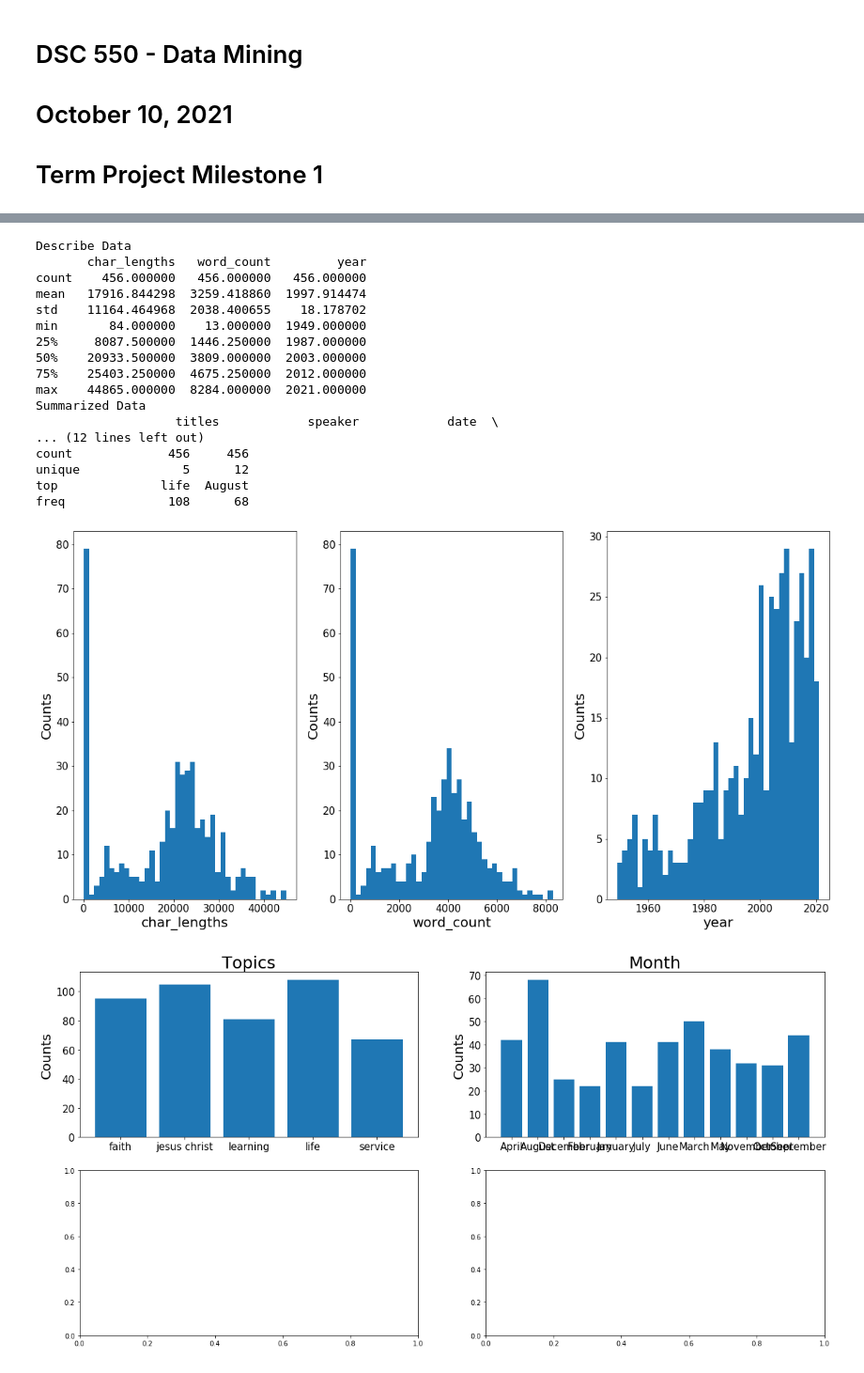
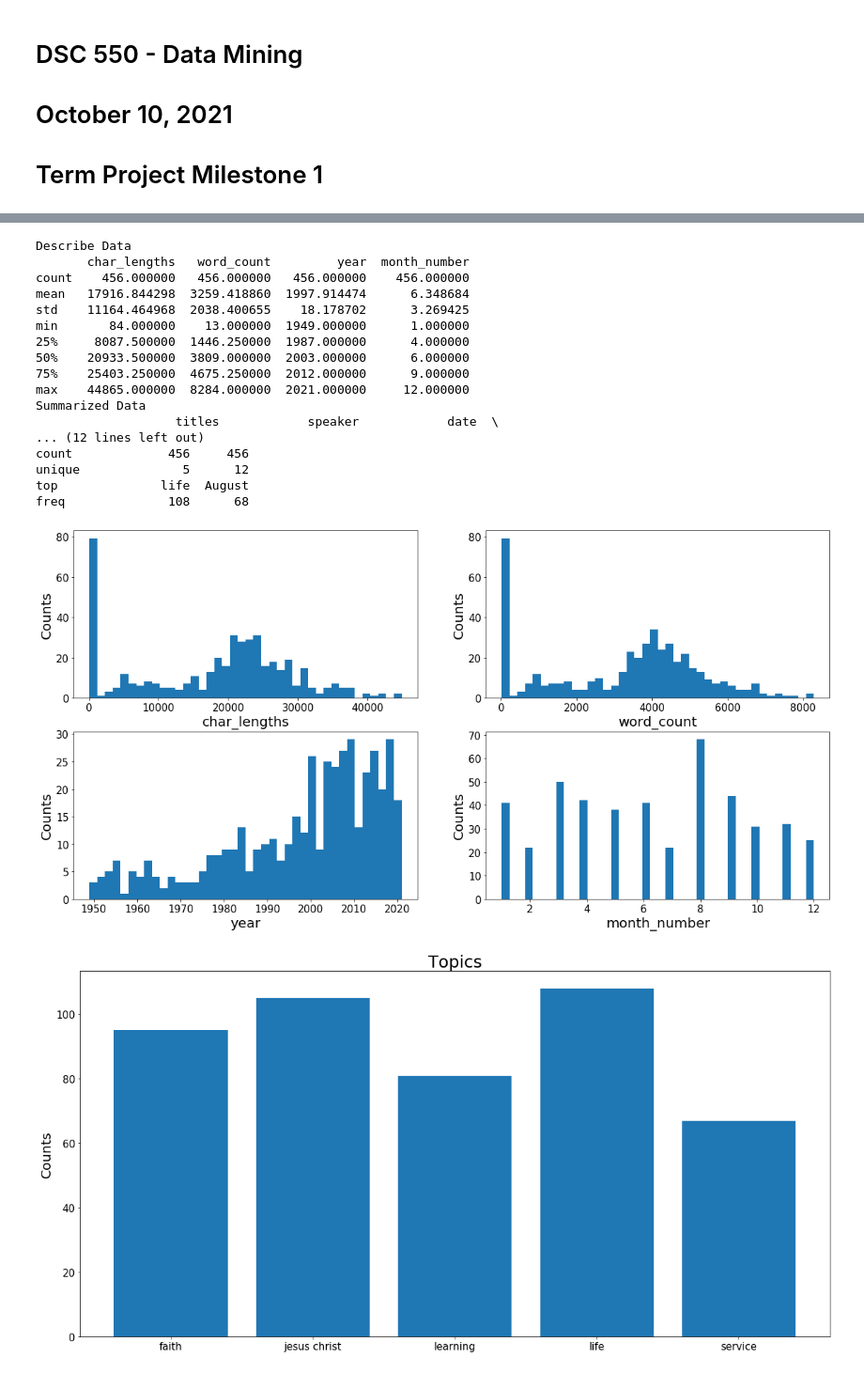
Before and after one commit to ramsey-king/DSC-550-Data-Mining, a Jupyter notebook: Term Project/King_Ramsey_Milestone1.ipynb, the cells around one changed output, grey strips where cells are left out. Shown at 94% size. Saved outputs shown, nothing was run; the diff lists cells and outputs as text; code cells hidden in the pictures.

```diff
--- a/Term Project/King_Ramsey_Milestone1.ipynb
+++ b/Term Project/King_Ramsey_Milestone1.ipynb
@@ -91,9 +91,28 @@ df['topic_singular'] = df['topics'].apply(single_topic)
 # remove quotations ("") from titles
 df['titles'] = df['titles'].apply(lambda x: re.sub(r'[^\w\s]', '', x))
 
-# convert date from object type to datetime type so a separate month and year column can be created
-# df['date'] = pd.to_datetime(df['date'], format="%B %#d, %Y")
+# create separate month and year column and create a number column representing the month
 df['month'] = df['date'].apply(lambda x: x.split(' ')[0])
 df['year'] = df['date'].apply(lambda x: x.split(' ')[2]).astype(int)
+
+def month_to_int(month_string):
+    month_dictionary = {
+        'January': 1,
+        'February': 2,
+        'March': 3,
+        'April': 4,
+        'May': 5,
+        'June': 6,
+        'July': 7,
+        'August': 8,
+        'September': 9,
+        'October': 10,
+        'November': 11,
+        'December': 12
+    }
+
+    return month_dictionary.get(month_string)
+df['month_number'] = df['month'].apply(month_to_int)
+
 df.shape
 # %% [output]
@@ -117,15 +136,15 @@ print("Summarized Data")
 print(df.describe(include=['O']))
 # %% [output]
 Describe Data
-       char_lengths   word_count         year
-count    456.000000   456.000000   456.000000
-mean   17916.844298  3259.418860  1997.914474
-std    11164.464968  2038.400655    18.178702
-min       84.000000    13.000000  1949.000000
-25%     8087.500000  1446.250000  1987.000000
-50%    20933.500000  3809.000000  2003.000000
-75%    25403.250000  4675.250000  2012.000000
-max    44865.000000  8284.000000  2021.000000
+       char_lengths   word_count         year  month_number
+count    456.000000   456.000000   456.000000    456.000000
+mean   17916.844298  3259.418860  1997.914474      6.348684
+std    11164.464968  2038.400655    18.178702      3.269425
+min       84.000000    13.000000  1949.000000      1.000000
+25%     8087.500000  1446.250000  1987.000000      4.000000
+50%    20933.500000  3809.000000  2003.000000      6.000000
+75%    25403.250000  4675.250000  2012.000000      9.000000
+max    44865.000000  8284.000000  2021.000000     12.000000
 Summarized Data
                    titles            speaker            date  \
 ... (12 lines left out)
@@ -140,12 +159,12 @@ import matplotlib.pyplot as plt
 plt.rcParams['figure.figsize'] = (20, 10)
 
 # make subplots
-fig, axes = plt.subplots(nrows = 1, ncols = 3)
+fig, axes = plt.subplots(nrows = 2, ncols = 2)
 
 # Specify the features of interest
-num_features = ['char_lengths', 'word_count', 'year']
+num_features = ['char_lengths', 'word_count', 'year', 'month_number']
 xaxes = num_features
-yaxes = ['Counts', 'Counts', 'Counts']
+yaxes = ['Counts', 'Counts', 'Counts', 'Counts']
 
 # draw histograms
 axes = axes.ravel()
@@ -156,31 +175,22 @@ for idx, ax in enumerate(axes):
     ax.tick_params(axis='both', labelsize=15)
 plt.show()
 # %% [output]
-[figure, old version]
+[figure, new version]
 # %%
 plt.rcParams['figure.figsize'] = (20, 10)
 
 # make subplots
-fig, axes = plt.subplots(nrows = 2, ncols = 2)
+fig, axes = plt.subplots(nrows = 1, ncols = 1)
 
 # make the data read to feed into the visulizer
 X_Topics = df.groupby('topic_singular').size().reset_index(name='Counts')['topic_singular']
 Y_Topics = df.groupby('topic_singular').size().reset_index(name='Counts')['Counts']
 # make the bar plot
-axes[0,0].bar(X_Topics, Y_Topics)
-axes[0,0].set_title('Topics', fontsize=25)
-axes[0,0].set_ylabel('Counts', fontsize=20)
-axes[0,0].tick_params(axis='both', labelsize=15)
-
-# make the data read to feed into the visulizer
-X_Month = df.groupby('month').size().reset_index(name='Counts')['month']
-Y_Month = df.groupby('month').size().reset_index(name='Counts')['Counts']
-# make the bar plot
-axes[0, 1].bar(X_Month, Y_Month)
-axes[0, 1].set_title('Month', fontsize=25)
-axes[0, 1].set_ylabel('Counts', fontsize=20)
-axes[0, 1].tick_params(axis='both', labelsize=15)
+axes.bar(X_Topics, Y_Topics)
+axes.set_title('Topics', fontsize=25)
+axes.set_ylabel('Counts', fontsize=20)
+axes.tick_params(axis='both', labelsize=15)
 
 plt.show()
 # %% [output]
-[figure, old version]
+[figure, new version]
```
Also changed, not shown: parts of 3 cells of this notebook, 2 other files.
